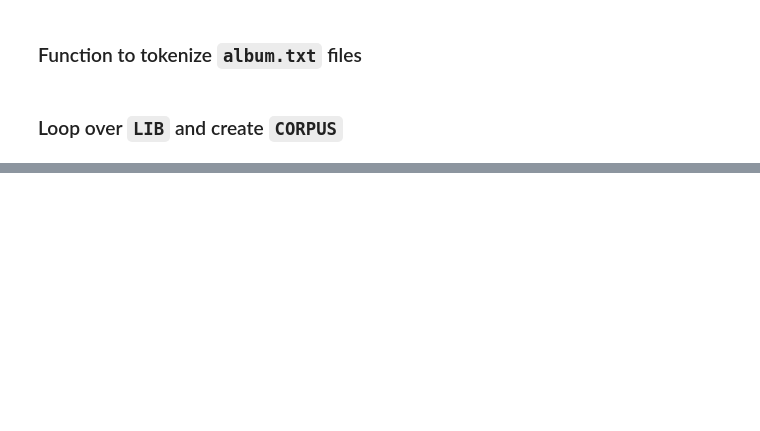
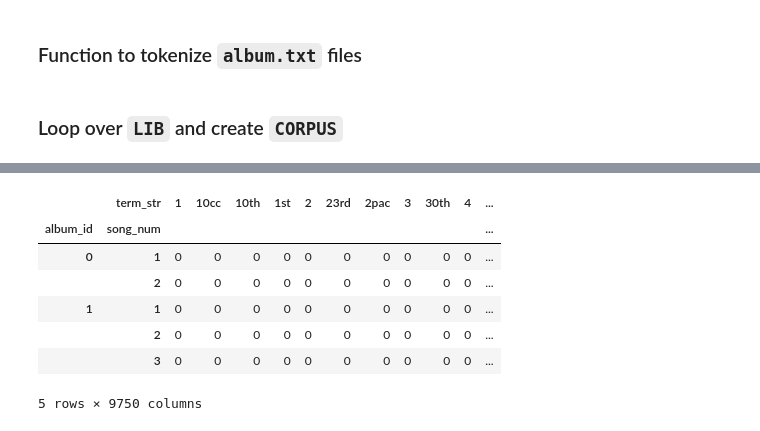
Before and after one commit to rlipps/Exploratory_Text_Analytics_Final, a Jupyter notebook: notebooks/Build_Tables.ipynb, the cells around one changed output, grey strips where cells are left out. Drawn from its saved outputs; the diff is of its cells as text; code cells hidden in the pictures; blank space fills up the shorter version.

```diff
--- a/notebooks/Build_Tables.ipynb
+++ b/notebooks/Build_Tables.ipynb
@@ -439,0 +615,11 @@ CORPUS
+# %%
+DTCM.head()
+# %% [output]
+|  | term_str | 1 | 10cc | 10th | 1st | 2 | 23rd | 2pac | 3 | 30th | 4 | ... |
+| album_id | song_num |  |  |  |  |  |  |  |  |  |  | ... |
+| 0 | 1 | 0 | 0 | 0 | 0 | 0 | 0 | 0 | 0 | 0 | 0 | ... |
+|  | 2 | 0 | 0 | 0 | 0 | 0 | 0 | 0 | 0 | 0 | 0 | ... |
+| 1 | 1 | 0 | 0 | 0 | 0 | 0 | 0 | 0 | 0 | 0 | 0 | ... |
+|  | 2 | 0 | 0 | 0 | 0 | 0 | 0 | 0 | 0 | 0 | 0 | ... |
+|  | 3 | 0 | 0 | 0 | 0 | 0 | 0 | 0 | 0 | 0 | 0 | ... |
+5 rows × 9750 columns
```
Also changed, not shown: parts of 40 cells of this notebook, 7 other files.
